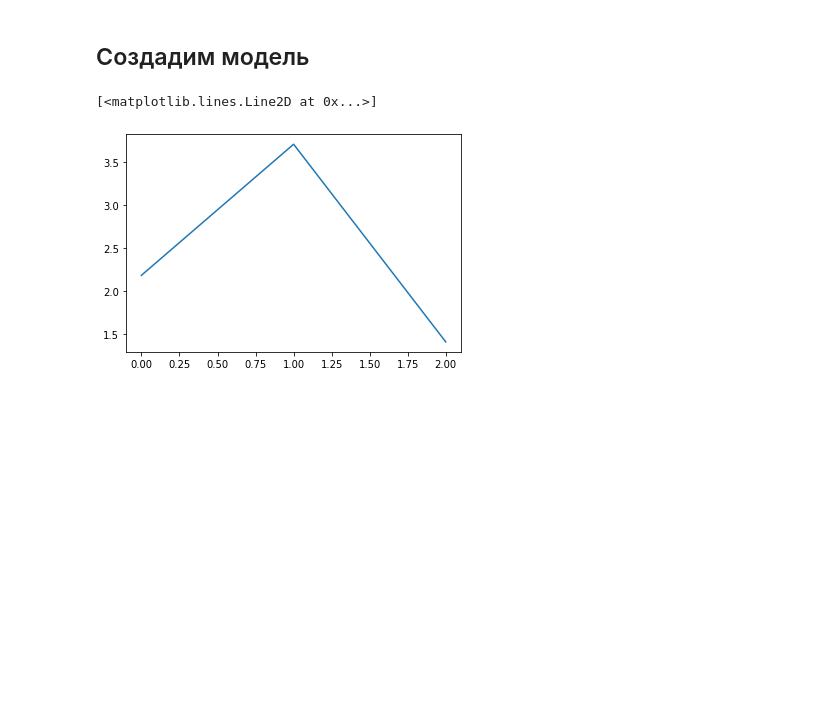
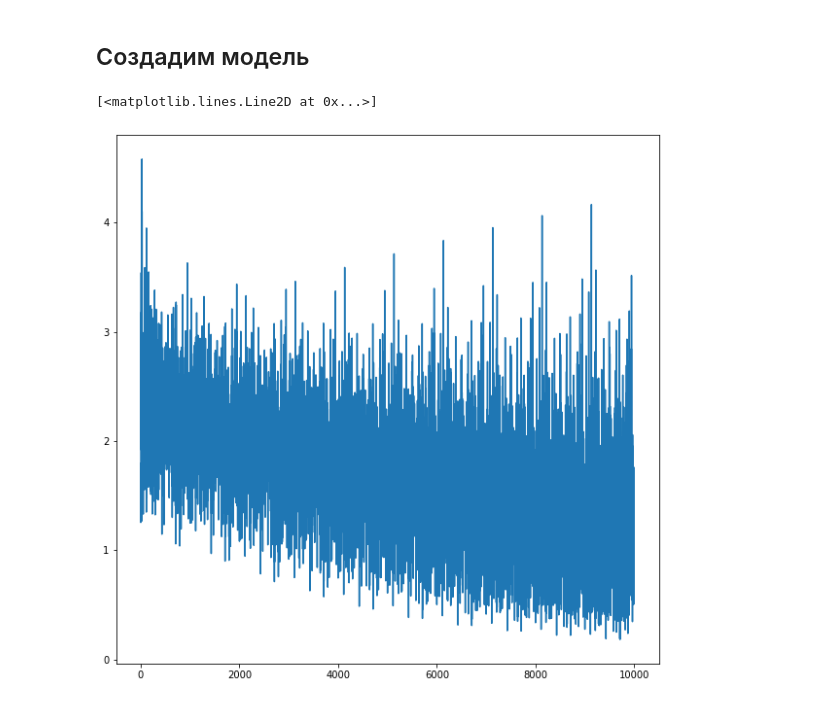
Before and after one commit to siprok/handmade_nn, a Jupyter notebook: notebooks/1 data_reformatting.ipynb, the cells around one changed output. Saved outputs shown, nothing was run; the diff lists cells and outputs as text; code cells hidden in the pictures; blank space fills up the shorter version.

```diff
--- a/notebooks/1 data_reformatting.ipynb
+++ b/notebooks/1 data_reformatting.ipynb
@@ -76,7 +76,7 @@ from core.layers import Dense
 from core.losses import Crossentropy
 from core.activations import ReLu, Softmax
 # %%
-n_train = 60000
+n_train = 1000
 n_classes = 10
 prepared_labels = np.zeros((n_train, n_classes))
 prepared_labels[range(n_train), train_labels[:n_train]] = 1
@@ -92,9 +92,10 @@ model = MNISTDense(
     loss=Crossentropy
 )
 # %%
-history = model.fit(prepared_images, prepared_labels)
+history = model.fit(10, prepared_images, prepared_labels)
 # %%
-plt.plot(history)
+plt.figure(figsize=(10,10))
+plt.plot(history.flatten())
 # %% [output]
 [<matplotlib.lines.Line2D at 0x...>]
-[figure, old version]
+[figure, new version]
```
Also changed, not shown: 1 other file.
